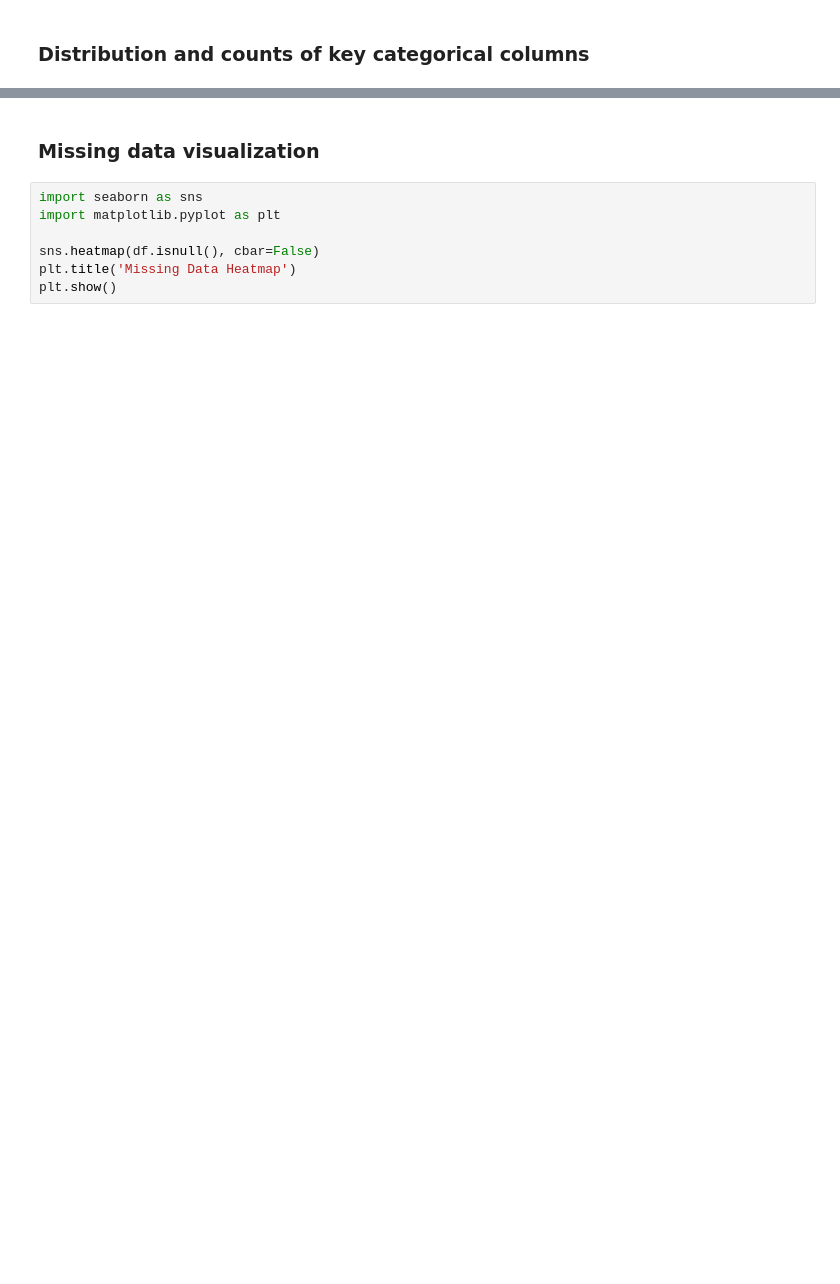
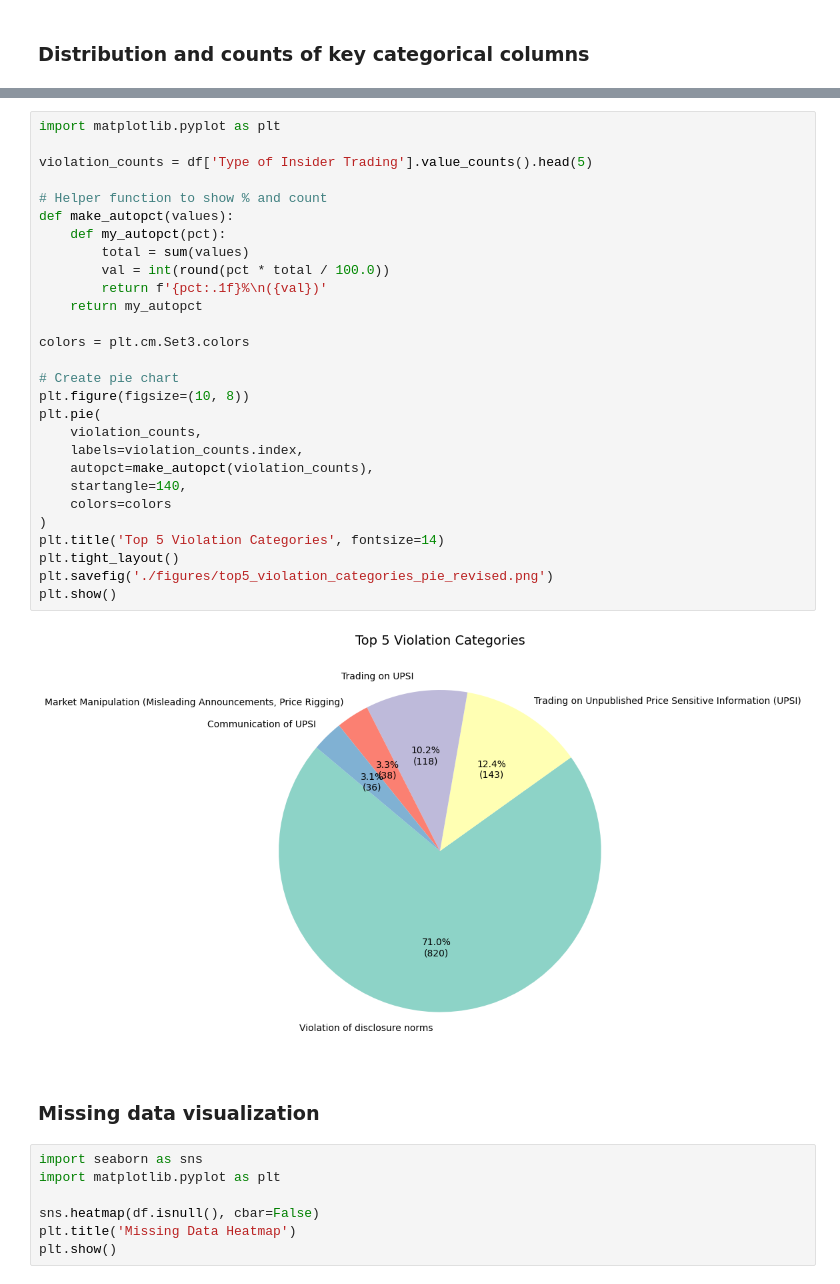
Before and after one commit to brpuneet898/court-agent-working-dir, a Jupyter notebook: dataset_stats.ipynb, the cells around one changed output, grey strips where cells are left out. Drawn from its saved outputs; the diff is of its cells as text; blank space fills up the shorter version.

```diff
--- a/dataset_stats.ipynb
+++ b/dataset_stats.ipynb
@@ -215,3 +199,33 @@ plt.show()
+# %%
+import matplotlib.pyplot as plt
+
+violation_counts = df['Type of Insider Trading'].value_counts().head(5)
+
+# Helper function to show % and count
+def make_autopct(values):
+    def my_autopct(pct):
+        total = sum(values)
+        val = int(round(pct * total / 100.0))
+        return f'{pct:.1f}%\n({val})'
+    return my_autopct
+
+colors = plt.cm.Set3.colors
+
+# Create pie chart
+plt.figure(figsize=(10, 8))
+plt.pie(
+    violation_counts,
+    labels=violation_counts.index,
+    autopct=make_autopct(violation_counts),
+    startangle=140,
+    colors=colors
+)
+plt.title('Top 5 Violation Categories', fontsize=14)
+plt.tight_layout()
+plt.savefig('./figures/top5_violation_categories_pie_revised.png')
+plt.show()
+# %% [output]
+[figure, added]
 # %% [markdown]
 ### Missing data visualization
 # %%
```
Also changed, not shown: parts of 23 cells of this notebook, 1 other file.
